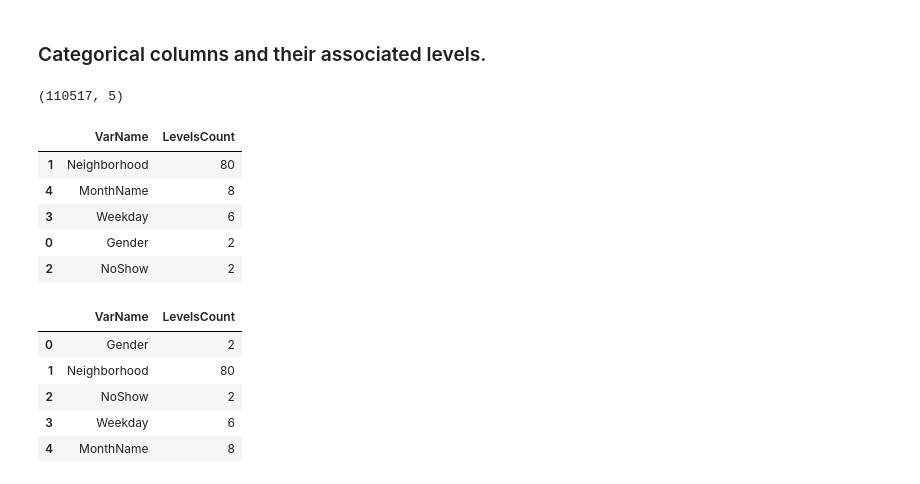
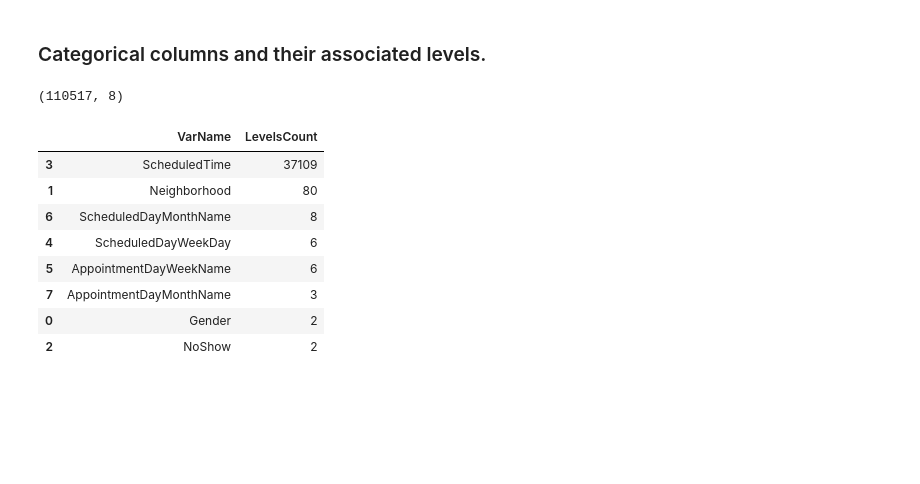
Before and after one commit to asaadkhattab/MedicalAppointmentNoShowsCapstone, a Jupyter notebook: 2_DataWrangling.ipynb, the cells around one changed output. Drawn from its saved outputs; the diff is of its cells as text; code cells hidden in the pictures; blank space fills up the shorter version.

```diff
--- a/2_DataWrangling.ipynb
+++ b/2_DataWrangling.ipynb
@@ -476,0 +510,3 @@ Name: Weekday, dtype: int64
+# %%
+df['AppointmentDayWeekName'] = df['AppointmentDay'].dt.day_name()
+df['AppointmentDayWeekName'].value_counts()
@@ -477,7 +523,6 @@ Name: Weekday, dtype: int64
 # %%
-df['MonthName'] = df['ScheduledDay'].dt.month_name()
-
-df['MonthName'].value_counts()
+df['ScheduledDayMonthName'] = df['ScheduledDay'].dt.month_name()
+df['ScheduledDayMonthName'].value_counts()
 # %% [output]
 May         67415
 April       25336
@@ -499,0 +536,3 @@ df.head()
+# %%
+df['AppointmentDayMonthName'] = df['AppointmentDay'].dt.month_name()
+df['AppointmentDayMonthName'].value_counts()
@@ -535,0 +588,2 @@ duplicates = df.duplicated(subset=column_names, keep = False)
+# %%
+df = df.drop(["PatientId"],axis=1)
@@ -540,25 +596,21 @@ duplicates = df.duplicated(subset=column_names, keep = False)
 # %%
 dfo = df.select_dtypes(include=['object'], exclude=['datetime'])
 dfo.shape
 #get levels for all variables
 vn = pd.DataFrame(dfo.nunique()).reset_index()
 vn.columns = ['VarName', 'LevelsCount']
-vn.sort_values(by='LevelsCount', ascending =False)
-vn
+vn.sort_values(by='LevelsCount', ascending = False)
 # %% [output]
-(110517, 5)
+(110517, 8)
 |  | VarName | LevelsCount |
+| 3 | ScheduledTime | 37109 |
 | 1 | Neighborhood | 80 |
-| 4 | MonthName | 8 |
-| 3 | Weekday | 6 |
+| 6 | ScheduledDayMonthName | 8 |
+| 4 | ScheduledDayWeekDay | 6 |
+| 5 | AppointmentDayWeekName | 6 |
+| 7 | AppointmentDayMonthName | 3 |
 | 0 | Gender | 2 |
 | 2 | NoShow | 2 |
-|  | VarName | LevelsCount |
-| 0 | Gender | 2 |
-| 1 | Neighborhood | 80 |
-| 2 | NoShow | 2 |
-| 3 | Weekday | 6 |
-| 4 | MonthName | 8 |
 # %%
 df.info()
 # %% [output]
```
Also changed, not shown: parts of 33 cells of this notebook.
